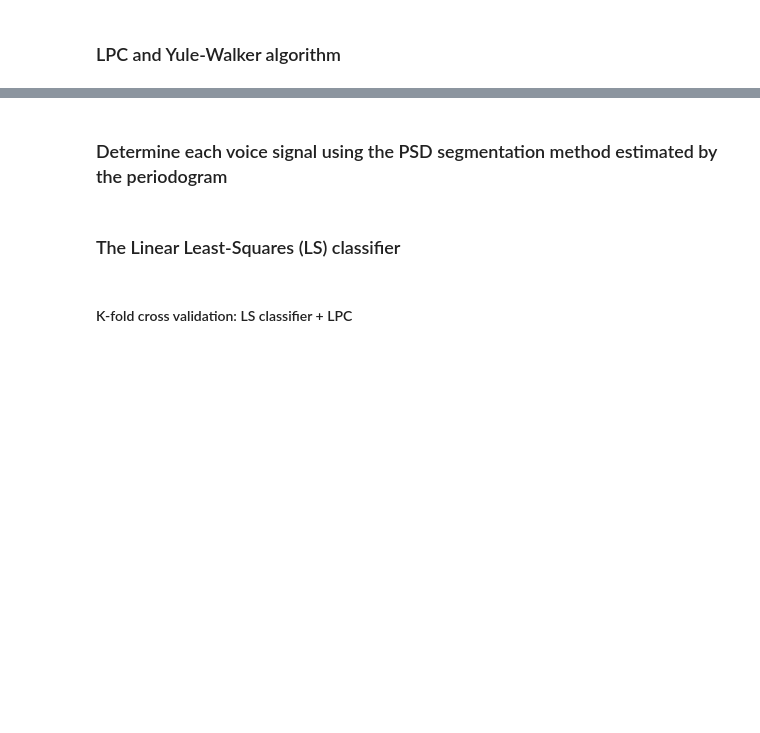
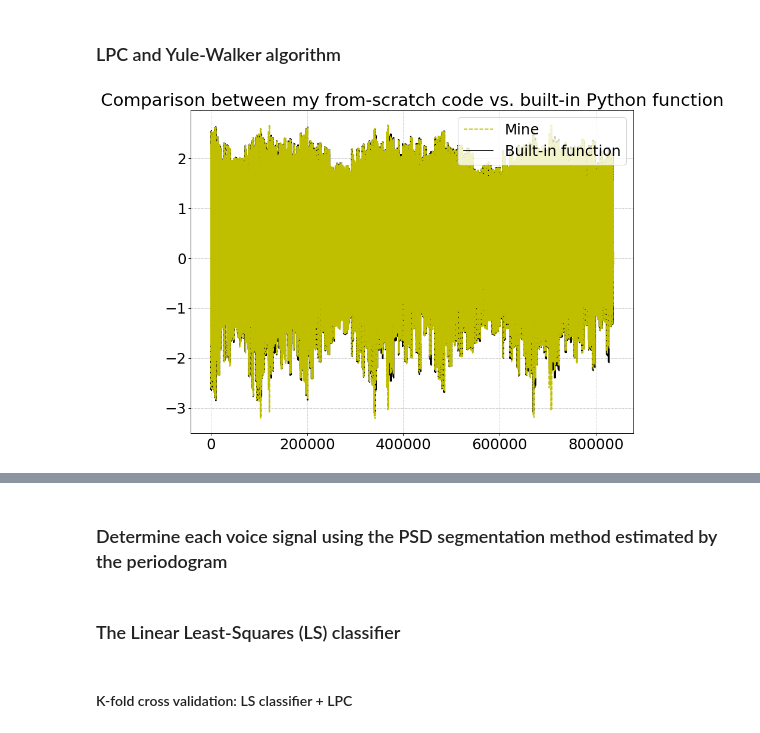
Before and after one commit to tapyu/to-rm-courses, a Jupyter notebook: identificação_de_sistemas/Projeto 1 - Extração de Atributos de Sinais de Voz para Classificação de Padrões/TC1.ipynb, the cells around one changed output, grey strips where cells are left out. Cells and saved outputs as stored; diff of their text form; code cells hidden in the pictures; blank space fills up the shorter version.

```diff
--- a/identificação_de_sistemas/Projeto 1 - Extração de Atributos de Sinais de Voz para Classificação de Padrões/TC1.ipynb
+++ b/identificação_de_sistemas/Projeto 1 - Extração de Atributos de Sinais de Voz para Classificação de Padrões/TC1.ipynb
@@ -38,15 +38,19 @@ from numpy import inf, empty, concatenate, arange, inner, array, logical_and, wh
 from numpy.linalg import norm, cond, matrix_rank as rank, inv
 from numpy.random import normal
 from numpy.fft import fft
+import pandas as pd
 from statsmodels.regression.linear_model import yule_walker
-from scipy.io import wavfile
+from statistics import mean, median
+from scipy.io import wavfile, loadmat
 from scipy.linalg import toeplitz
 from scipy.signal import periodogram
 from math import floor, log as ln, sqrt
 from warnings import warn
 from os import listdir
+import itertools
 from matplotlib import pyplot as plt
-import itertools
+import seaborn as sns
+plt.rcParams.update({'font.family': 'DejaVu Sans', 'font.weight': 'normal', 'font.size': 22})
 
 # number of files per commands
 n_files = 10
@@ -56,6 +60,7 @@ all_p = range(10,21,5)
 all_commands = ('avancar', 'esquerda', 'direita', 'parar', 'recuar')
 # a dictionary that gather all signals and the coefficient estimation for each audio file
 all_data = {f'{command}_{file_number}_p{p}_s{signal}': {'signal': empty(0), 'all_a': empty(0), 'all_a+noise_01': empty(0), 'all_a+noise_0625': empty(0), 'all_a_hat': empty(0), 'all_a_hat+noise_01': empty(0), 'all_a_hat+noise_0625': empty(0), 'all_a box-cox': empty(0), 'all_a+noise_01 box-cox': empty(0), 'all_a+noise_0625 box-cox': empty(0)} for p in all_p for command in all_commands for file_number in range(1,n_files+1) for signal in ('0a', '0b', '1a', '1b')}
+a_plot, a_hat_plot = empty(0), empty(0)
 
 def get_T_min(root_dir):
     T_min = inf
@@ -116,30 +121,34 @@ for p in all_p:
                 # for each noisy signal
                 for s_noise, noise_id in zip((s, s_01, s_0625), ('', '+noise_01', '+noise_0625')):
                     # for each frame
                     for i, n in enumerate(range(0, N_s+1, N_f)):
                         # ensure that it is get only 31 frames
                         if i == 31:
                             break
                         # s_n0 -> [s[n0], s[n0+1], ..., s[n0+N_f-1]], being n0\in\mathbb{N}
                         s_n0 = s_noise[n+i*N_gap:n+i*N_gap+N_f]
                         # compute the autocorrelation function (normalized version), r_k -> r[k] -> [r[0], r[1], ..., r[p]]
                         r_k = empty(p+1)
                         for k in range(p+1):
                             r_k[k] = inner(s_n0[:N_f-k], s_n0[k:N_f])/norm(s_n0)
                         # autocorrelation matrix
                         # r_k[:p] -> [r[0], r[1], ..., r[p-1]]
                         R = toeplitz(r_k[:p])
                         # autocorrelation vector
                         # r -> [r[1], r[2], ..., r[p]]
                         r = r_k[1:]
                         if rank(R) == R.shape[0]:
                             # Yule-Walker equation
                             a = inv(R) @ r
                             # built-in function for comparison purpose
                             a_hat, _ = yule_walker(s_n0, order=p, method='mle')
                             # save a
                             all_data[f'{command}_{file_number}_p{p}_s{sig_id}'][f'all_a{noise_id}'] = concatenate((all_data[f'{command}_{file_number}_p{p}_s{sig_id}'][f'all_a{noise_id}'], a))
+                            a_plot = concatenate((a_plot, a))
                             # save a_hat
                             all_data[f'{command}_{file_number}_p{p}_s{sig_id}'][f'all_a_hat{noise_id}'] = concatenate((all_data[f'{command}_{file_number}_p{p}_s{sig_id}'][f'all_a_hat{noise_id}'], a_hat))
+                            a_hat_plot = concatenate((a_hat_plot, a_hat))
                         else:
                             warn(f'The autocorrelation matrix of the audio {file_name.split("/")[0]} is rank-deficient, skip over to the next audio recording.')
+# %% [output]
+[figure, added]
```
Also changed, not shown: parts of 18 cells of this notebook, 9 other files.
